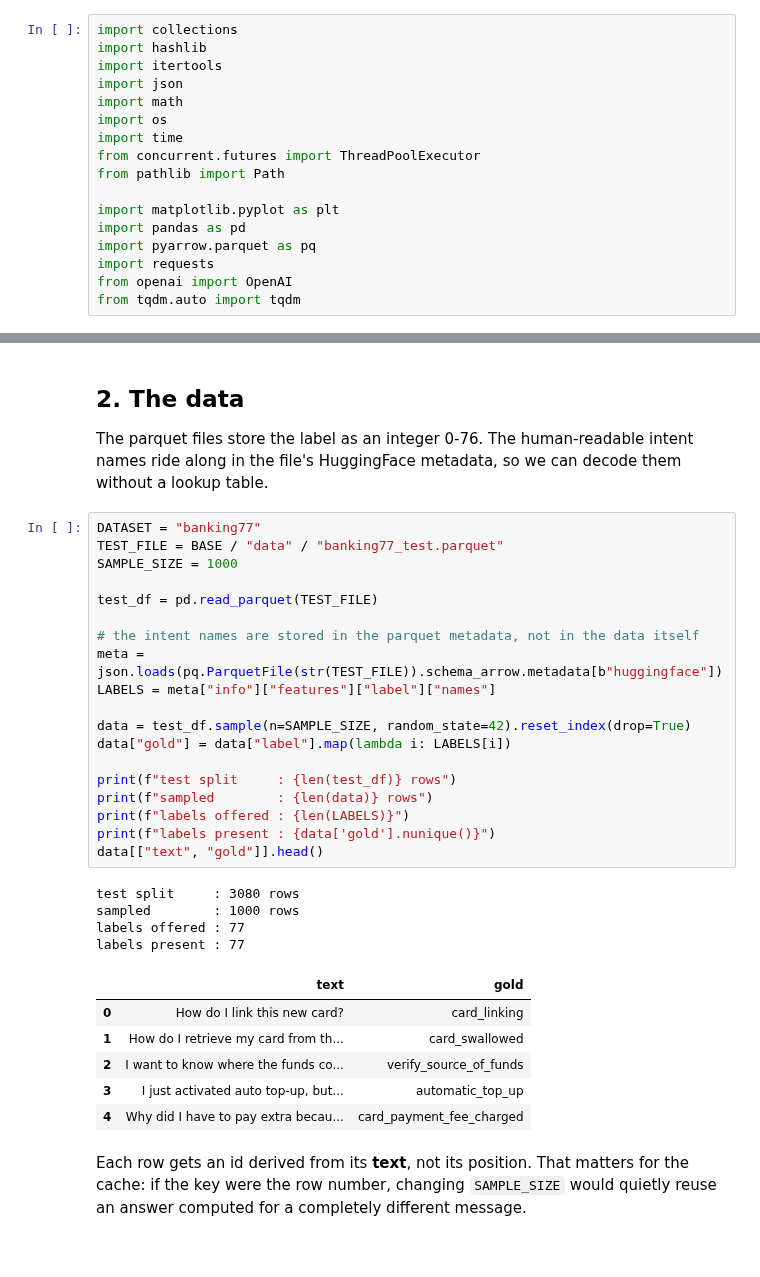
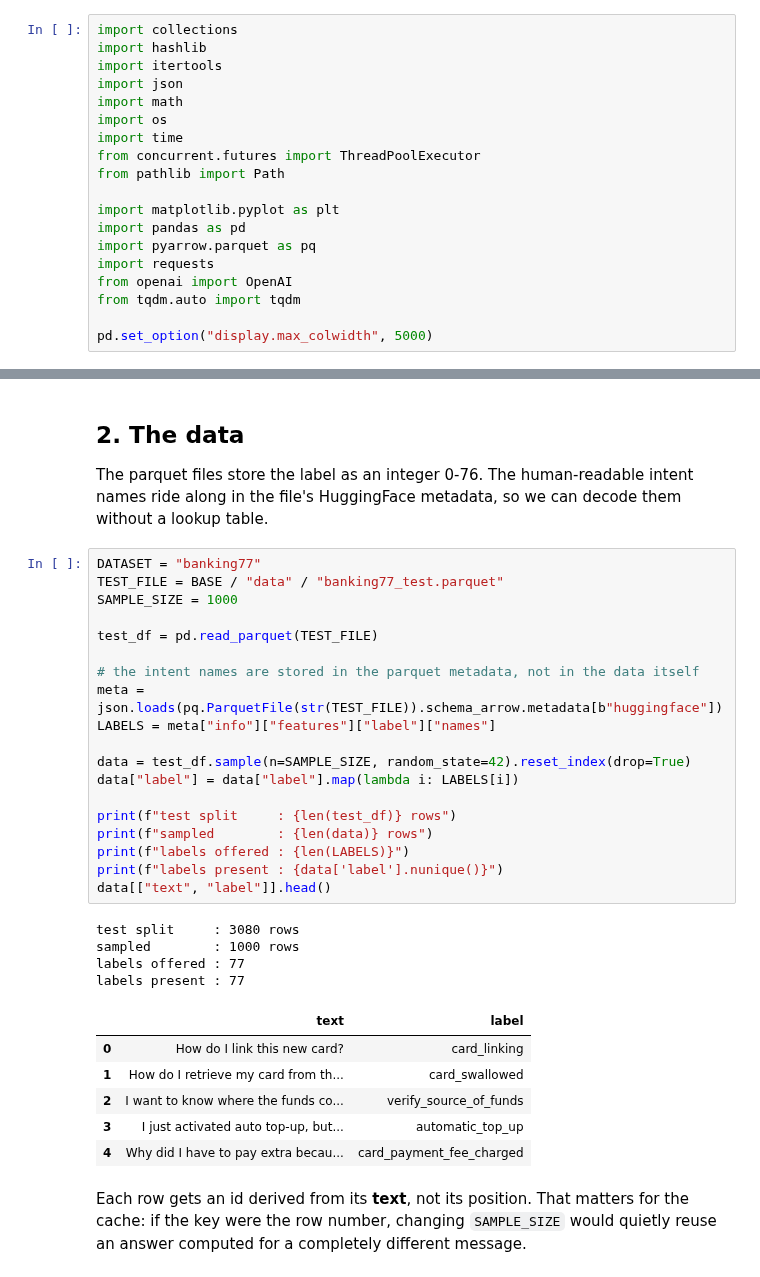
Before and after one commit to miptgirl/miptgirl_medium, a Jupyter notebook: jev/benchmark_banking77.ipynb, the cells around one changed output, grey strips where cells are left out. Cells and saved outputs as stored; diff of their text form.

```diff
--- a/jev/benchmark_banking77.ipynb
+++ b/jev/benchmark_banking77.ipynb
@@ -46,6 +46,8 @@ import pyarrow.parquet as pq
 import requests
 from openai import OpenAI
 from tqdm.auto import tqdm
+
+pd.set_option("display.max_colwidth", 5000)
 # %% [markdown]
 Every path below is resolved from the folder this notebook lives in. Jupyter starts the kernel
 there, but VS Code often starts it at the repo root instead - and then every relative path
@@ -69,28 +71,28 @@ along in the file's HuggingFace metadata, so we can decode them without a lookup
 # %%
 DATASET = "banking77"
 TEST_FILE = BASE / "data" / "banking77_test.parquet"
 SAMPLE_SIZE = 1000
 
 test_df = pd.read_parquet(TEST_FILE)
 
 # the intent names are stored in the parquet metadata, not in the data itself
 meta = json.loads(pq.ParquetFile(str(TEST_FILE)).schema_arrow.metadata[b"huggingface"])
 LABELS = meta["info"]["features"]["label"]["names"]
 
 data = test_df.sample(n=SAMPLE_SIZE, random_state=42).reset_index(drop=True)
-data["gold"] = data["label"].map(lambda i: LABELS[i])
+data["label"] = data["label"].map(lambda i: LABELS[i])
 
 print(f"test split     : {len(test_df)} rows")
 print(f"sampled        : {len(data)} rows")
 print(f"labels offered : {len(LABELS)}")
-print(f"labels present : {data['gold'].nunique()}")
-data[["text", "gold"]].head()
+print(f"labels present : {data['label'].nunique()}")
+data[["text", "label"]].head()
 # %% [output]
 test split     : 3080 rows
 sampled        : 1000 rows
 labels offered : 77
 labels present : 77
-|  | text | gold |
+|  | text | label |
 | 0 | How do I link this new card? | card_linking |
 | 1 | How do I retrieve my card from th... | card_swallowed |
 | 2 | I want to know where the funds co... | verify_source_of_funds |
```
Also changed, not shown: parts of 10 cells of this notebook, 6 other files.
